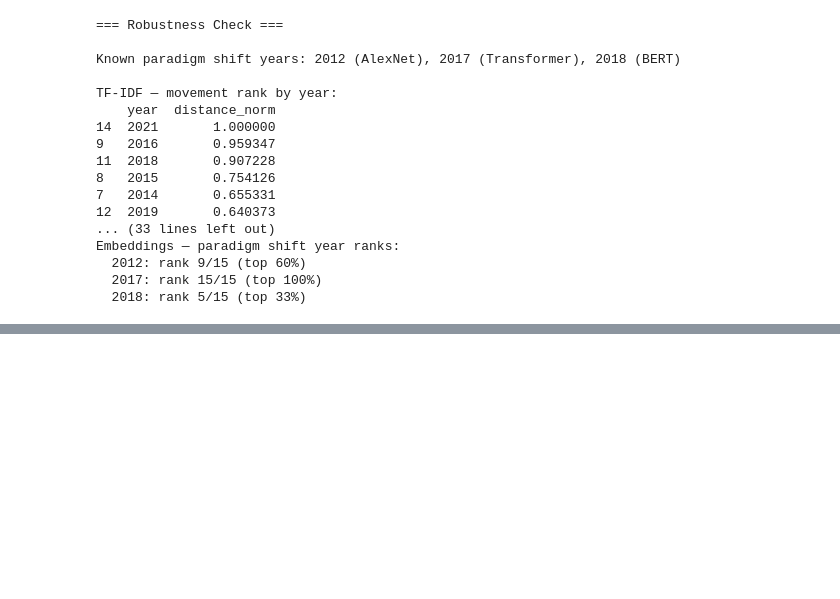
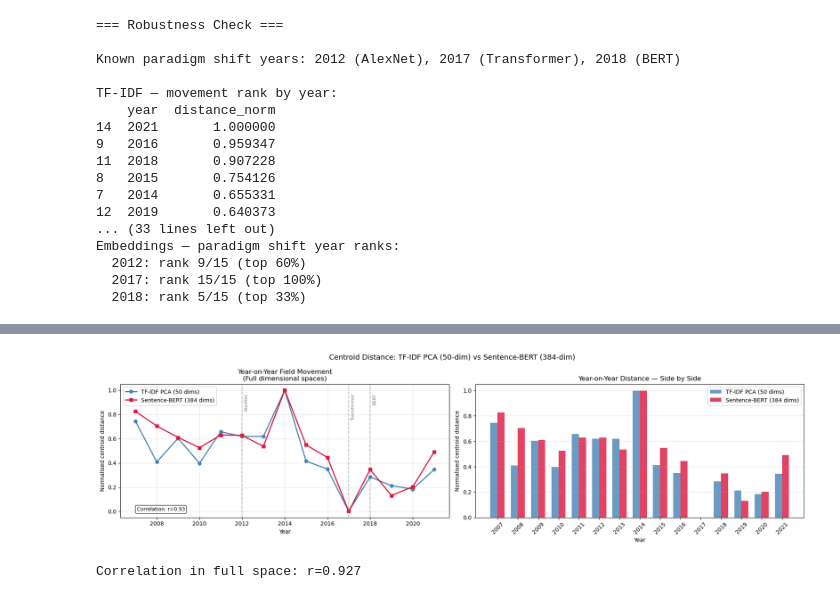
Before and after one commit to k7official/Team38_AI_and_Text_Analytics, a Jupyter notebook: notebooks/pca_temporal_drift.ipynb, the cells around one changed output, grey strips where cells are left out. Saved outputs shown, nothing was run; the diff lists cells and outputs as text; code cells hidden in the pictures; blank space fills up the shorter version.

Commit message:
full dimension space comparison and umap

```diff
--- a/notebooks/pca_temporal_drift.ipynb
+++ b/notebooks/pca_temporal_drift.ipynb
@@ -1010,0 +1100,69 @@ Embeddings — paradigm shift year ranks:
+# %%
+fig, axes = plt.subplots(1, 2, figsize=(18, 5))
+
+# ── Left — overlaid line comparison ──────────────────────────────
+ax = axes[0]
+ax.plot(full_tfidf_df['year'], full_tfidf_df['distance_norm'],
+        marker='o', label='TF-IDF PCA (50 dims)',
+        color='steelblue', linewidth=2)
+ax.plot(full_emb_df['year'], full_emb_df['euclidean_norm'],
+        marker='s', label='Sentence-BERT (384 dims)',
+        color='crimson', linewidth=2)
+
+for shift_year, label in {2012: 'AlexNet',
+                           2017: 'Transformer',
+                           2018: 'BERT'}.items():
+    if shift_year in full_tfidf_df['year'].values:
+        ax.axvline(x=shift_year, color='gray',
+                   linestyle='--', alpha=0.5)
+        ax.text(shift_year + 0.1, 0.97, label,
+                fontsize=8, color='gray',
+                va='top', rotation=90)
+
+r_full = np.corrcoef(
+    full_tfidf_df['distance_norm'],
+    full_emb_df['euclidean_norm']
+)[0, 1]
+
+ax.text(0.05, 0.05, f'Correlation: r={r_full:.2f}',
+        transform=ax.transAxes, fontsize=9,
+        bbox=dict(boxstyle='round', facecolor='white', alpha=0.8))
+
+ax.set_xlabel('Year')
+ax.set_ylabel('Normalised centroid distance')
+ax.set_title('Year-on-Year Field Movement\n(Full dimensional spaces)')
+ax.legend()
+ax.grid(True, alpha=0.3)
+
+# ── Right — bar comparison ────────────────────────────────────────
+ax = axes[1]
+width = 0.35
+x = np.arange(len(full_tfidf_df))
+
+ax.bar(x - width/2, full_tfidf_df['distance_norm'],
+       width, label='TF-IDF PCA (50 dims)',
+       color='steelblue', alpha=0.8)
+ax.bar(x + width/2, full_emb_df['euclidean_norm'],
+       width, label='Sentence-BERT (384 dims)',
+       color='crimson', alpha=0.8)
+
+ax.set_xticks(x)
+ax.set_xticklabels(full_tfidf_df['year'], rotation=45)
+ax.set_xlabel('Year')
+ax.set_ylabel('Normalised centroid distance')
+ax.set_title('Year-on-Year Distance — Side by Side')
+ax.legend()
+ax.grid(True, alpha=0.3, axis='y')
+
+plt.suptitle(
+    'Centroid Distance: TF-IDF PCA (50-dim) vs Sentence-BERT (384-dim)',
+    fontsize=13)
+plt.tight_layout()
+plt.savefig("../outputs/figures/centroid_distance_fullspace.png",
+            dpi=150, bbox_inches='tight')
+plt.show()
+
+print(f"Correlation in full space: r={r_full:.3f}")
+# %% [output]
+[figure, added]
+Correlation in full space: r=0.927
```
Also changed, not shown: parts of 10 cells of this notebook, 4 other files.
